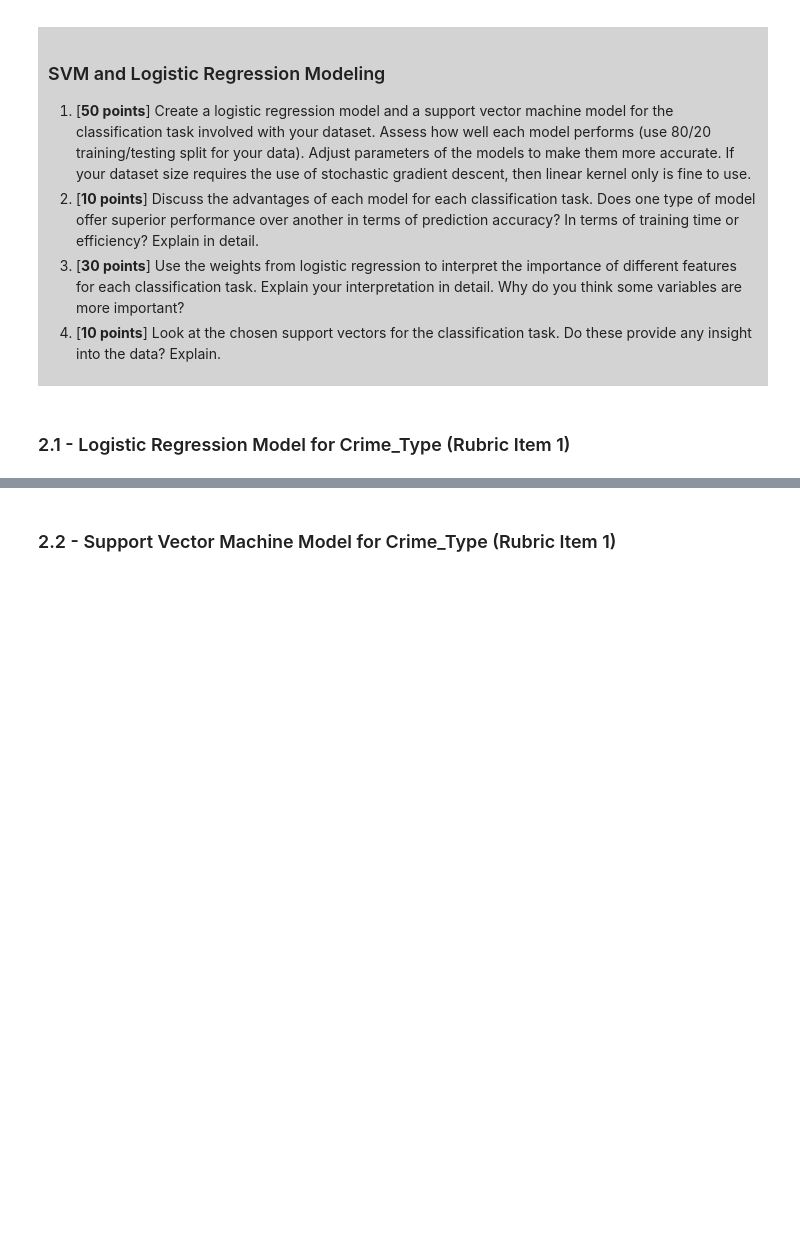
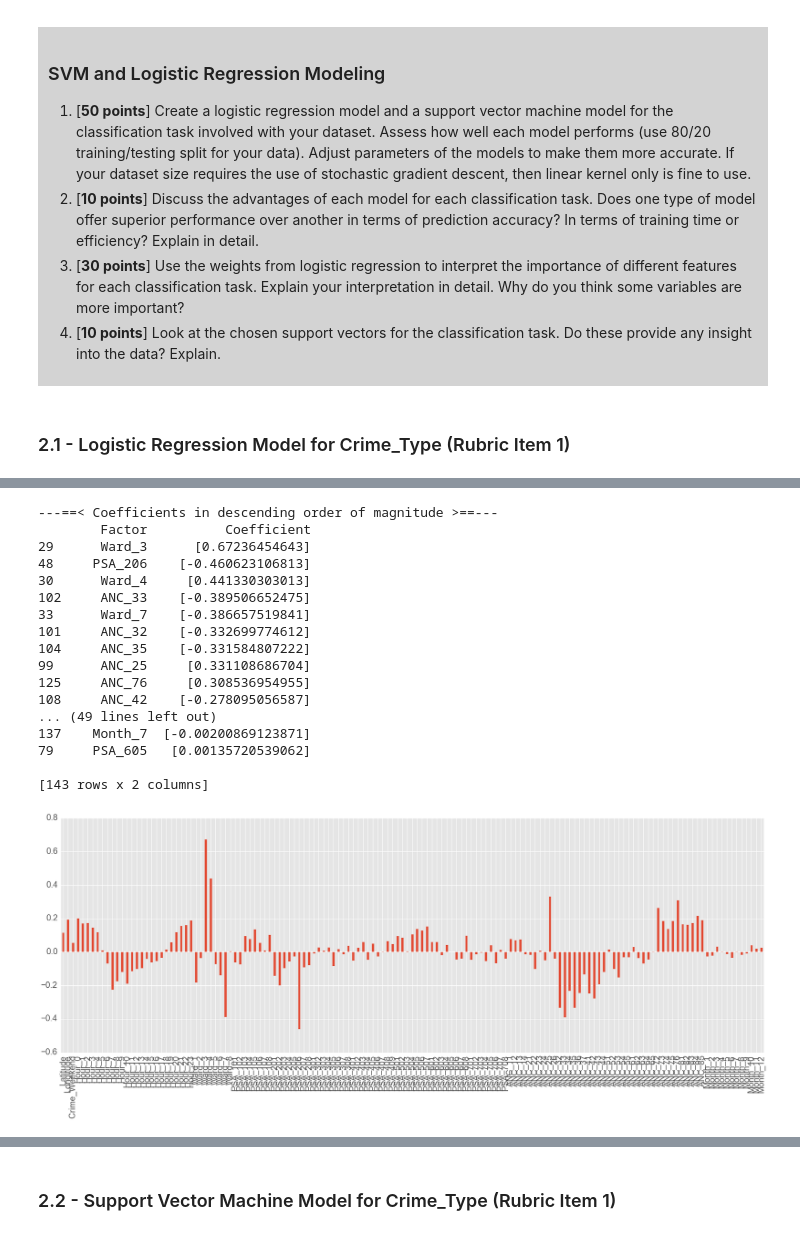
Before and after one commit to elkinst65/MSDS7331_MiniLab_DC, a Jupyter notebook: MSDS7331 DC Crime 2015.ipynb, the cells around one changed output, grey strips where cells are left out. Cells and saved outputs as stored; diff of their text form; code cells hidden in the pictures; blank space fills up the shorter version.

```diff
--- a/MSDS7331 DC Crime 2015.ipynb
+++ b/MSDS7331 DC Crime 2015.ipynb
@@ -238,0 +263,30 @@ avg / total       0.78      0.83      0.77      7298
+# %%
+#2.1.4 - Split into training and test sets (80/20)
+LRM_XTrain, LRM_XTest, LRM_YTrain, LRM_YTest = train_test_split(LRM_Features, LRM_Response, test_size=0.2, random_state=0)
+
+#2.1.5 - Feature normalization  (From class notebook #4)
+from sklearn.preprocessing import StandardScaler
+
+Scaler = StandardScaler()
+Scaler.fit(LRM_XTrain)
+
+# Now we transform our data based on the scaler
+Scaled_XTrain = Scaler.transform(LRM_XTrain)
+Scaled_XTest = Scaler.transform(LRM_XTest)
+
+# Fit the model against the scaled training data
+LRM_Model.fit(Scaled_XTrain,LRM_YTrain)
+
+# Generate predictions on the test set
+Predictions2 = LRM_Model.predict(Scaled_XTest)
+
+Guess_Rate2 = 1.0 - LRM_YTest.mean()
+
+Model_Acc2 = metrics.accuracy_score(LRM_YTest,Predictions2)
+Model_Conf2 = metrics.confusion_matrix(LRM_YTest,Predictions2)
+print 'Logistic Regression Model accuracy against the test data:', Model_Acc2
+print 'Guess rate for the test data: ', Guess_Rate2
+print Model_Conf2
+RateModel(Model_Acc2,Guess_Rate2)
+
+pd.DataFrame(zip(LRM_Features.columns, np.transpose(LRM_Model.coef_)))
@@ -238,0 +431,31 @@ avg / total       0.78      0.83      0.77      7298
+# %%
+#2.1.9
+#  Display the coefficients to see if they tell us anything
+coefs = pd.DataFrame(zip(dc_expanded.columns, np.transpose(LRM_Model.coef_)), columns=['Factor','Coefficient'])
+print "---==< Coefficients in descending order of magnitude >==---"
+print coefs.reindex(coefs.Coefficient.abs().sort_values(ascending=False).index)
+
+plt.figure(figsize=(30,10))
+plt.style.use('ggplot')
+weights = pd.Series(LRM_Model.coef_[0],index=dc_expanded.columns)
+weights.plot(kind='bar')
+plt.show()
+# %% [output]
+---==< Coefficients in descending order of magnitude >==---
+        Factor          Coefficient
+29      Ward_3      [0.67236454643]
+48     PSA_206    [-0.460623106813]
+30      Ward_4     [0.441330303013]
+102     ANC_33    [-0.389506652475]
+33      Ward_7    [-0.386657519841]
+101     ANC_32    [-0.332699774612]
+104     ANC_35    [-0.331584807222]
+99      ANC_25     [0.331108686704]
+125     ANC_76     [0.308536954955]
+108     ANC_42    [-0.278095056587]
+... (49 lines left out)
+137    Month_7  [-0.00200869123871]
+79     PSA_605   [0.00135720539062]
+
+[143 rows x 2 columns]
+[figure, added]
```
Also changed, not shown: parts of 17 cells of this notebook, 1 other file.
